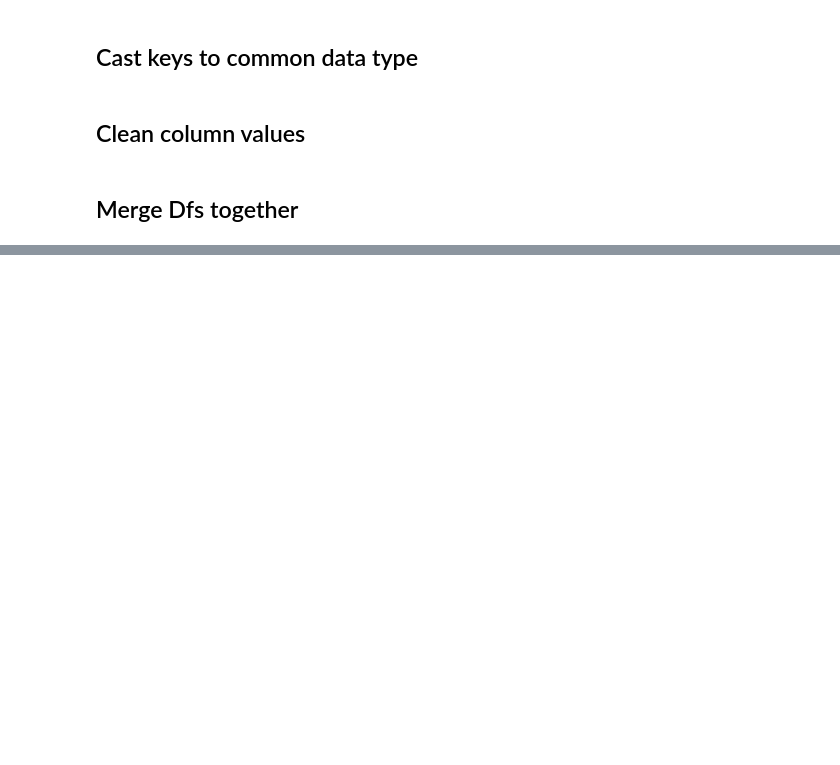
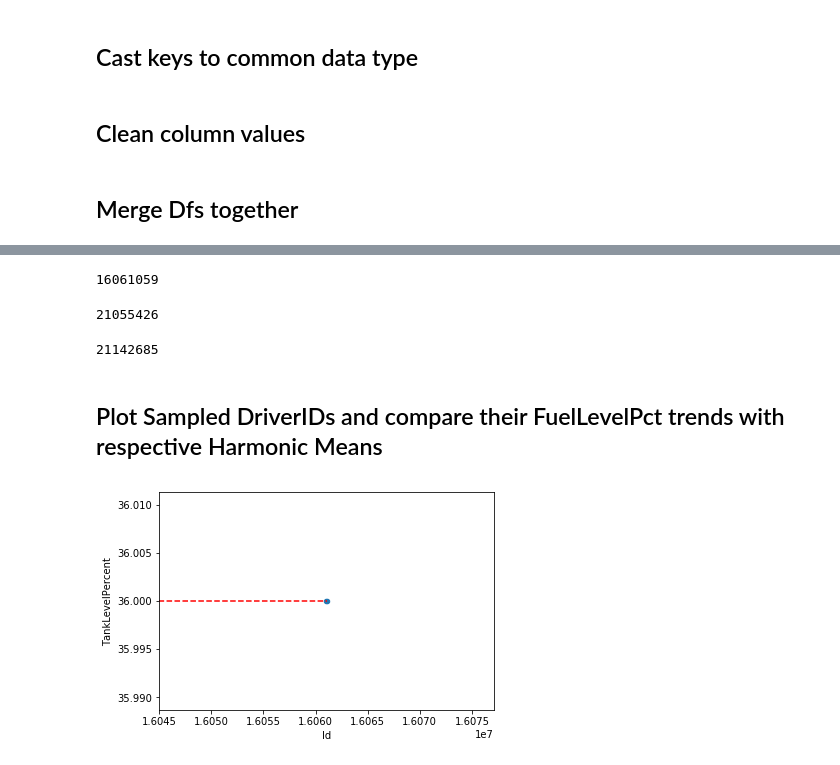
Before and after one commit to DEREJEGETU/big-g-express, a Jupyter notebook: Python_Code/data-question-6.ipynb, the cells around one changed output, grey strips where cells are left out. Drawn from its saved outputs; the diff is of its cells as text; code cells hidden in the pictures; blank space fills up the shorter version.

```diff
--- a/Python_Code/data-question-6.ipynb
+++ b/Python_Code/data-question-6.ipynb
@@ -259,0 +76,11 @@ Name: DriverID, dtype: int64
+# %%
+from collections import Counter
+drivers = Counter(df_event_level['DriverID'])
+drivers = pd.DataFrame(list(drivers.items()), columns=['DriverID', 'Frequency'])
+drivers = drivers.sort_values(by='Frequency', ascending=False)
+#drivers.dtypes
+drivers_is_1 = drivers.query("Frequency == 1")
+drivers_df = drivers[~drivers.index.isin(drivers_is_1.index)]
+# %%
+df_event_level = df_event_level[df_event_level['DriverID'].isin(drivers_df['DriverID'])]
+df_event_level = df_event_level.query("DriverID != ''")
@@ -259,0 +101,39 @@ Name: DriverID, dtype: int64
+# %%
+drivers_min = pd.DataFrame(drivers['DriverID'].tail(1))
+#drivers_min
+# %%
+df_event_level_min = df_event_level[df_event_level['DriverID'].isin(drivers_min['DriverID'])]
+df_event_level_min['Id'] = df_event_level_min['Id'].astype(int)
+
+harmonic_mean_min = stats.hmean(df_event_level_min["TankLevelPercent"])
+#harmonic_mean_min
+df_event_level_min['Id'].max()
+# %% [output]
+16061059
+# %%
+df_event_level_median = df_event_level[df_event_level['DriverID'].isin(drivers_median['DriverID'])]
+df_event_level_median['Id'] = df_event_level_median['Id'].astype(int)
+#df_event_level_median
+harmonic_mean_median = stats.hmean(df_event_level_median["TankLevelPercent"])
+#harmonic_mean_median
+df_event_level_median['Id'].max()
+# %% [output]
+21055426
+# %%
+df_event_level_max = df_event_level[df_event_level['DriverID'].isin(drivers_max['DriverID'])]
+df_event_level_max['Id'] = df_event_level_max['Id'].astype(int)
+#df_event_level_max
+harmonic_mean_max = stats.hmean(df_event_level_max["TankLevelPercent"])
+#harmonic_mean_max
+df_event_level_max['Id'].max()
+# %% [output]
+21142685
+# %% [markdown]
+## Plot Sampled DriverIDs and compare their FuelLevelPct trends with respective Harmonic Means
+# %%
+df_event_level_min.plot.scatter('Id','TankLevelPercent')
+plt.plot([0, 16061059],[harmonic_mean_min,harmonic_mean_min], 'r--')
+plt.xlim(16061059, 16061059)
+plt.show()
+# %% [output]
+[figure, added]
```
Also changed, not shown: parts of 34 cells of this notebook.
